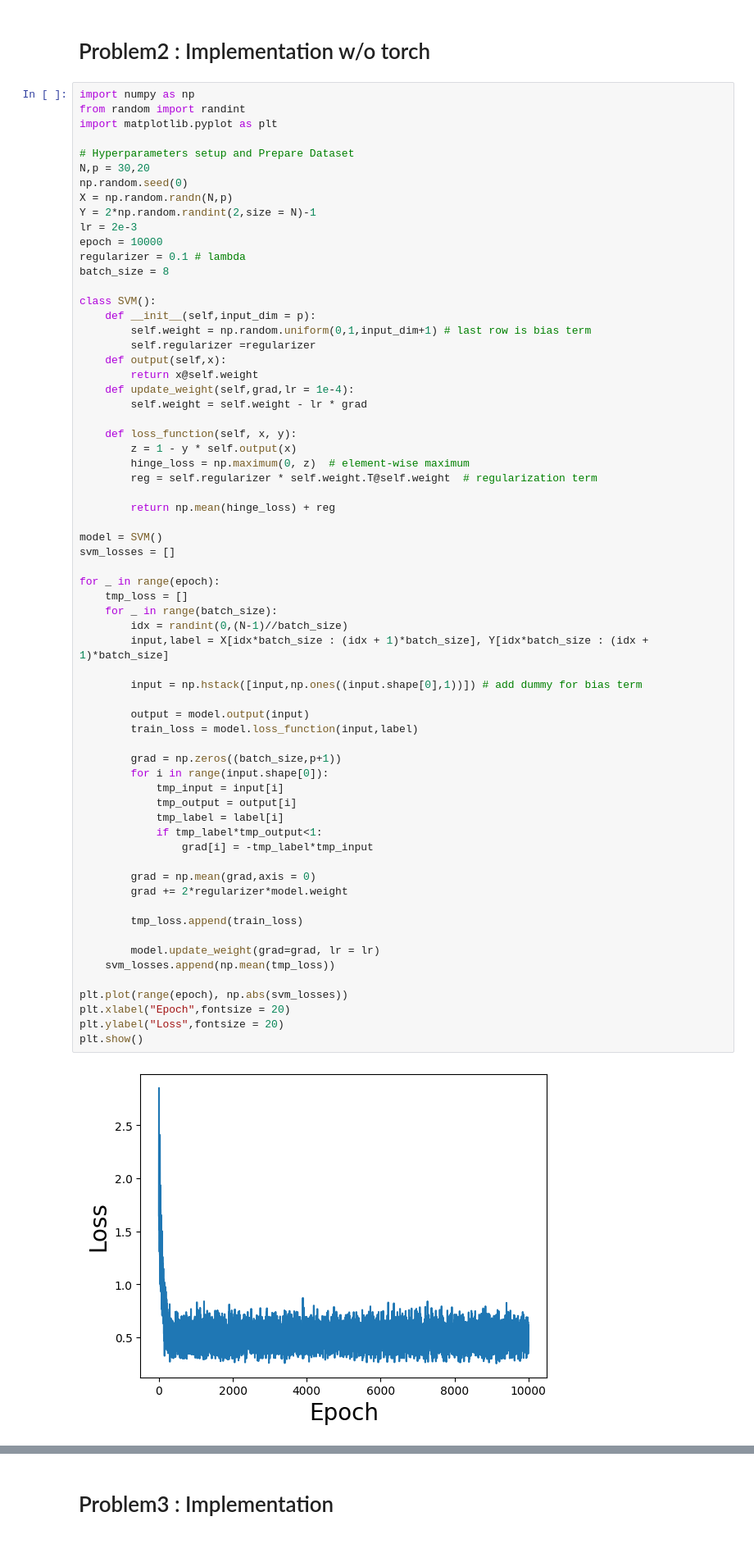
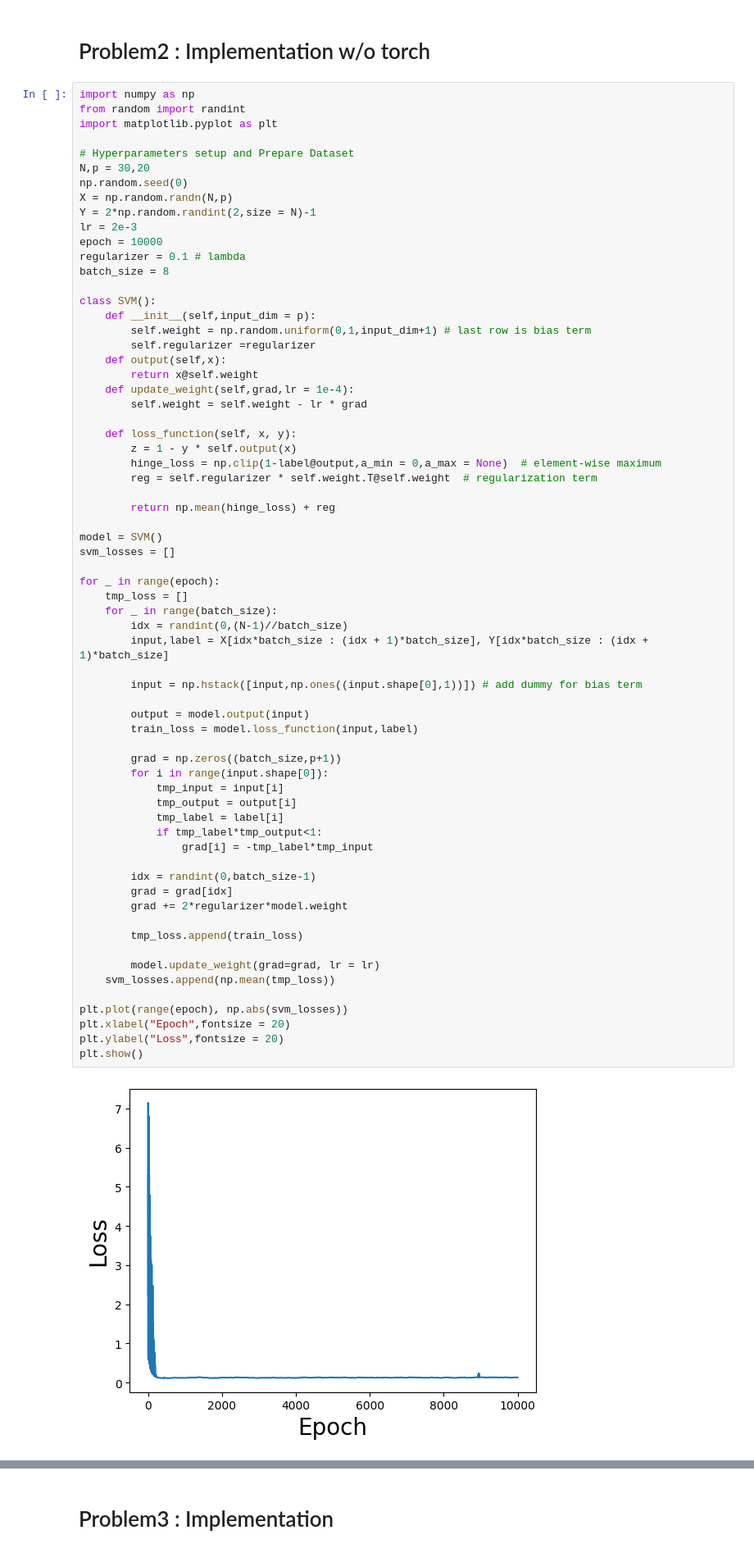
Before and after one commit to jmSNU/DNN, a Jupyter notebook: hw2/hw2.ipynb, the cells around one changed output, grey strips where cells are left out. Shown: that part at 82% size. Drawn from its saved outputs; the diff is of its cells as text.

```diff
--- a/hw2/hw2.ipynb
+++ b/hw2/hw2.ipynb
@@ -224,7 +224,7 @@ class SVM():
 
     def loss_function(self, x, y):
         z = 1 - y * self.output(x)
-        hinge_loss = np.maximum(0, z)  # element-wise maximum
+        hinge_loss = np.clip(1-label@output,a_min = 0,a_max = None)  # element-wise maximum
         reg = self.regularizer * self.weight.T@self.weight  # regularization term
 
         return np.mean(hinge_loss) + reg
@@ -236,35 +236,36 @@ for _ in range(epoch):
     tmp_loss = []
     for _ in range(batch_size):
         idx = randint(0,(N-1)//batch_size)
         input,label = X[idx*batch_size : (idx + 1)*batch_size], Y[idx*batch_size : (idx + 1)*batch_size]
 
         input = np.hstack([input,np.ones((input.shape[0],1))]) # add dummy for bias term
 
         output = model.output(input)
         train_loss = model.loss_function(input,label)
 
         grad = np.zeros((batch_size,p+1))
         for i in range(input.shape[0]):
             tmp_input = input[i]
             tmp_output = output[i]
             tmp_label = label[i]
             if tmp_label*tmp_output<1:
                 grad[i] = -tmp_label*tmp_input
 
-        grad = np.mean(grad,axis = 0)
+        idx = randint(0,batch_size-1)
+        grad = grad[idx]
         grad += 2*regularizer*model.weight
 
         tmp_loss.append(train_loss)
 
         model.update_weight(grad=grad, lr = lr)
     svm_losses.append(np.mean(tmp_loss))
 
 plt.plot(range(epoch), np.abs(svm_losses))
 plt.xlabel("Epoch",fontsize = 20)
 plt.ylabel("Loss",fontsize = 20)
 plt.show()
 # %% [output]
-[figure, old version]
+[figure, new version]
 # %%
 plt.plot(range(1000),losses_torch[:1000],label = "with torch")
 plt.plot(range(1000),np.abs(svm_losses[:1000]),label = "without torch")
```
Also changed, not shown: parts of 6 cells of this notebook, 10 other files.
